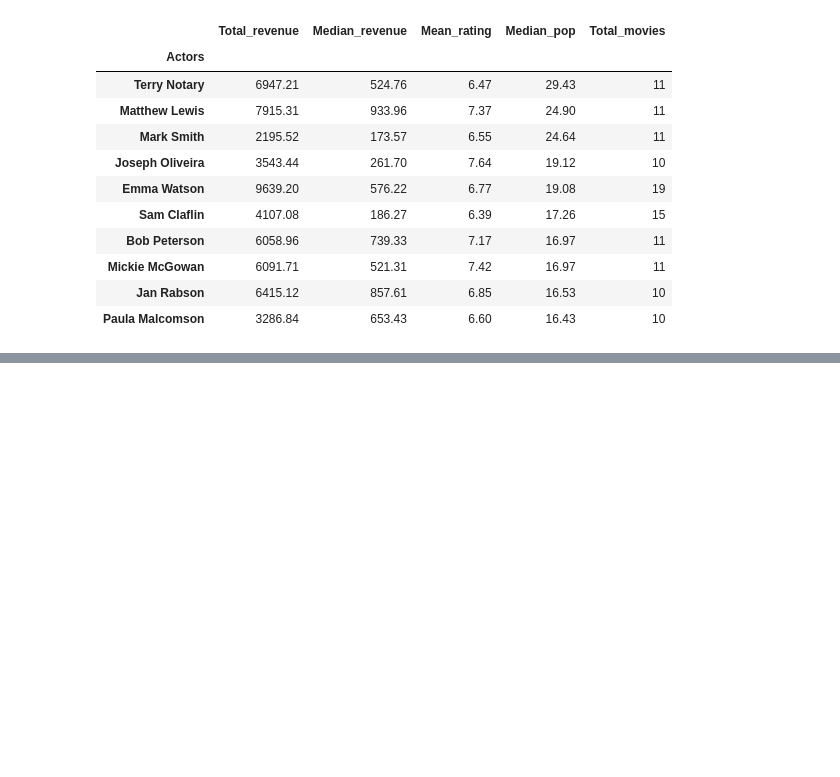
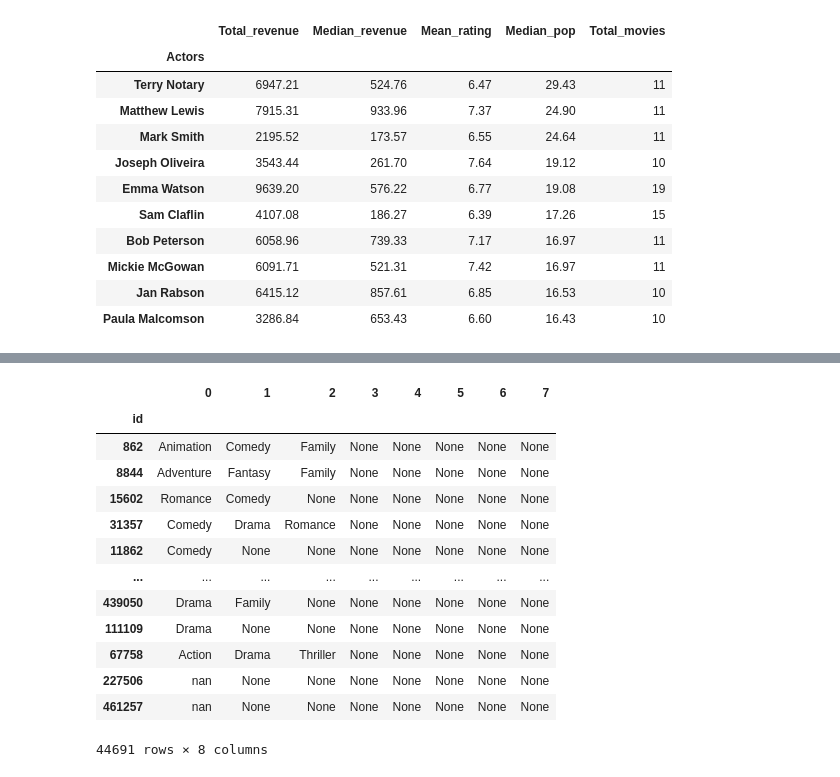
Before and after one commit to RochaErik/DS-MoviesProject, a Jupyter notebook: DS-MoviesProject.ipynb, the cells around one changed output, grey strips where cells are left out. Drawn from its saved outputs; the diff is of its cells as text; code cells hidden in the pictures; blank space fills up the shorter version.

Commit message:
Most successful/popular genres

```diff
--- a/DS-MoviesProject.ipynb
+++ b/DS-MoviesProject.ipynb
@@ -1319,0 +1339,18 @@ actors_data[actors_data.Total_movies >= 10].nlargest(10, 'Median_pop')
+# %%
+genres = df.genres.str.split('|', expand=True)
+genres
+# %% [output]
+|  | 0 | 1 | 2 | 3 | 4 | 5 | 6 | 7 |
+| id |  |  |  |  |  |  |  |  |
+| 862 | Animation | Comedy | Family | None | None | None | None | None |
+| 8844 | Adventure | Fantasy | Family | None | None | None | None | None |
+| 15602 | Romance | Comedy | None | None | None | None | None | None |
+| 31357 | Comedy | Drama | Romance | None | None | None | None | None |
+| 11862 | Comedy | None | None | None | None | None | None | None |
+| ... | ... | ... | ... | ... | ... | ... | ... | ... |
+| 439050 | Drama | Family | None | None | None | None | None | None |
+| 111109 | Drama | None | None | None | None | None | None | None |
+| 67758 | Action | Drama | Thriller | None | None | None | None | None |
+| 227506 | nan | None | None | None | None | None | None | None |
+| 461257 | nan | None | None | None | None | None | None | None |
+44691 rows × 8 columns
```
Also changed, not shown: parts of 5 cells of this notebook.
